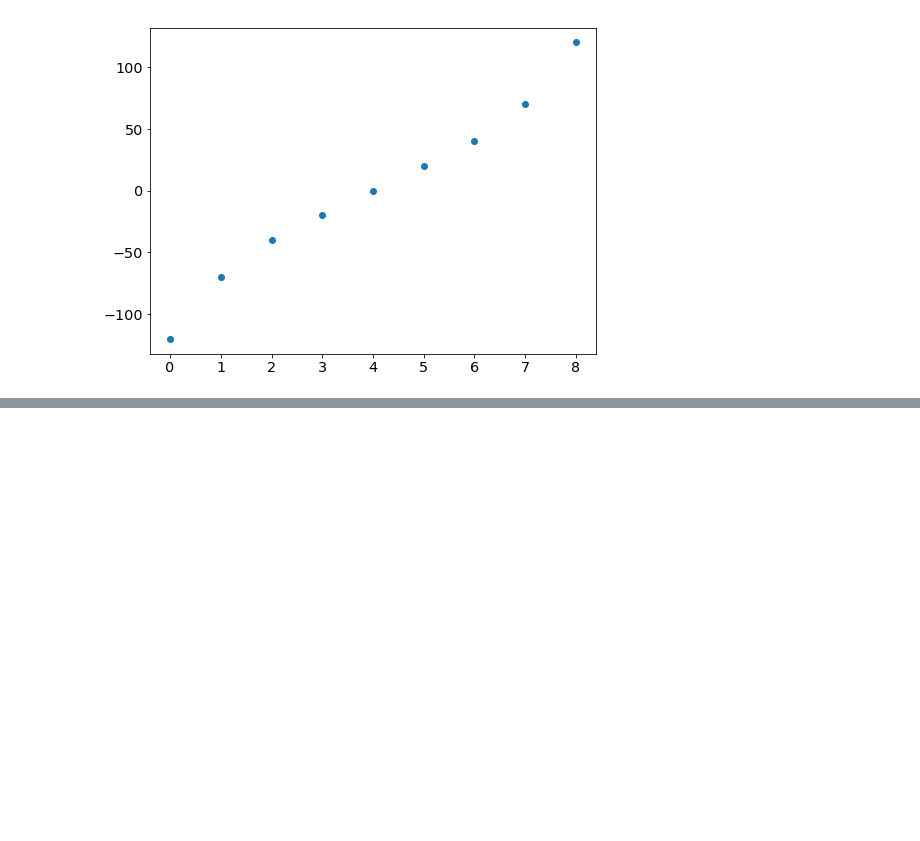
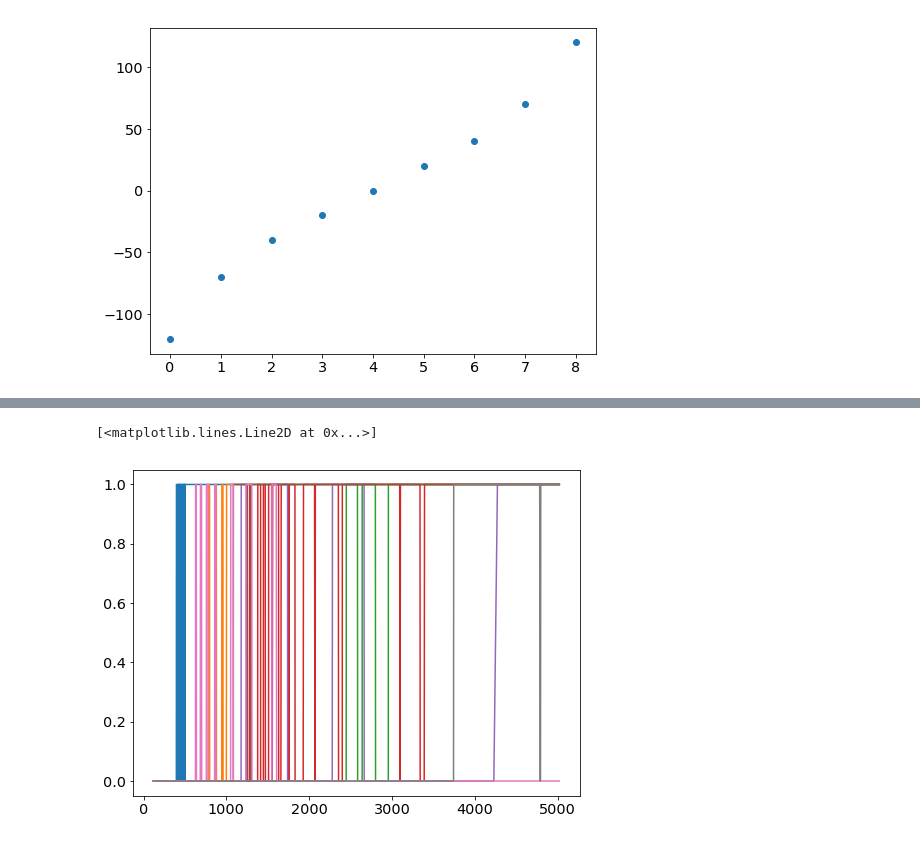
Before and after one commit to sylvielsstfr/AtmSimForOHP, a Jupyter notebook: AtmSimHoriz/TransmissionO3AtOHP_RT_netcdf.ipynb, the cells around one changed output, grey strips where cells are left out. Cells and saved outputs as stored; diff of their text form; code cells hidden in the pictures; blank space fills up the shorter version.

Commit message:
update with O2 abs line

```diff
--- a/AtmSimHoriz/TransmissionO3AtOHP_RT_netcdf.ipynb
+++ b/AtmSimHoriz/TransmissionO3AtOHP_RT_netcdf.ipynb
@@ -77,6 +77,8 @@ reptran_thermal_sentinel.lookup.O3.cdf
 # %%
 file_O3_list= ['reptran_solar_coarse.lookup.O3.cdf','reptran_solar_medium.lookup.O3.cdf','reptran_solar_fine.lookup.O3.cdf',
 ...            'reptran_solar_ers.lookup.O3.cdf','reptran_solar_msg.lookup.O3.cdf','reptran_solar_sentinel.lookup.O3.cdf']
+# %%
+file_all_list=['reptran_solar_coarse.cdf','reptran_solar_medium.cdf','reptran_solar_fine.cdf']
 # %% [markdown]
 ## Test pycdf
 # %%
@@ -226,0 +233,4 @@ plt.plot(wvl,xsec0)
+# %%
+fullfilename_all=os.path.join(path,file_all_list[0])
+# %%
+fh_all = Dataset(fullfilename_all, mode='r')
@@ -226,0 +281,20 @@ plt.plot(wvl,xsec0)
+# %%
+wvl = fh_all.variables['wvl'][:]
+species_name = fh_all.variables['species_name'][:,:]
+#pressure = fh.variables['pressure'][:]
+#vmrs = fh.variables['vmrs'][:]
+#t_ref= fh.variables['t_ref'][:]
+#t_pert= fh.variables['t_pert'][:]
+xsec= fh_all.variables['cross_section_source'][:,:]
+# %%
+plt.plot(wvl,xsec[:,0])
+plt.plot(wvl,xsec[:,1])
+plt.plot(wvl,xsec[:,2])
+plt.plot(wvl,xsec[:,3])
+plt.plot(wvl,xsec[:,4])
+plt.plot(wvl,xsec[:,5])
+plt.plot(wvl,xsec[:,6])
+plt.plot(wvl,xsec[:,7])
+# %% [output]
+[<matplotlib.lines.Line2D at 0x...>]
+[figure, added]
```
Also changed, not shown: parts of 17 cells of this notebook.
